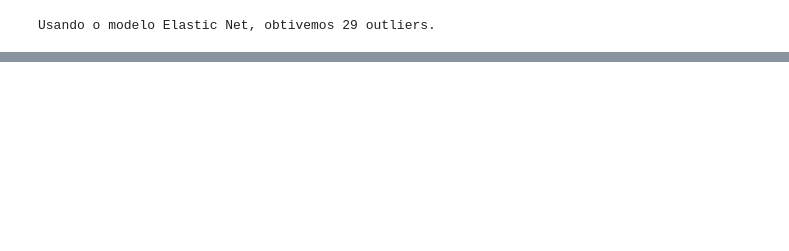
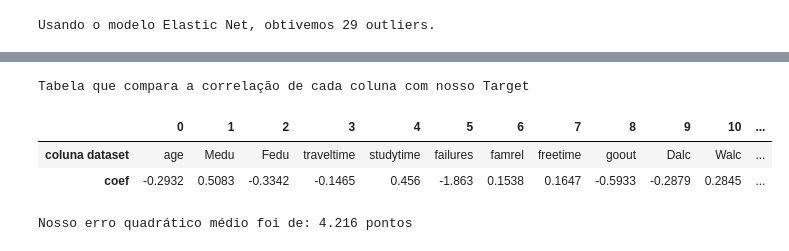
Before and after one commit to eduardoaze/projeto2, a Jupyter notebook: P2-CDados.ipynb, the cells around one changed output, grey strips where cells are left out. Cells and saved outputs as stored; diff of their text form; code cells hidden in the pictures; blank space fills up the shorter version.

```diff
--- a/P2-CDados.ipynb
+++ b/P2-CDados.ipynb
@@ -308,0 +326,24 @@ Obtivemos o resultado de um erro quadrático médio de 4.4887 pontos e 29 outlie
+# %%
+# Loop que tem a relação de cada coluna com a coluna na qual estamos interessados.
+l_co = []
+
+for nome, beta in zip(df.columns, modelo_lasso.coef_):
+    l_co.append((nome, round(beta, 4)))
+
+df_co = pd.DataFrame(l_co, columns=['coluna dataset', 'coef'])
+
+print('Tabela que compara a correlação de cada coluna com nosso Target')
+df_co.T
+# %% [output]
+Tabela que compara a correlação de cada coluna com nosso Target
+|  | 0 | 1 | 2 | 3 | 4 | 5 | 6 | 7 | 8 | 9 | 10 | ... |
+| coluna dataset | age | Medu | Fedu | traveltime | studytime | failures | famrel | freetime | goout | Dalc | Walc | ... |
+| coef | -0.2932 | 0.5083 | -0.3342 | -0.1465 | 0.456 | -1.863 | 0.1538 | 0.1647 | -0.5933 | -0.2879 | 0.2845 | ... |
+# %%
+# Erro quadrático médio do nosso modelo de Lasso
+erro_lasso = np.sqrt(mean_squared_error(test_labels, pre_lasso))
+erro_lasso = round(erro_lasso,3)
+
+print(f'Nosso erro quadrático médio foi de: {erro_lasso} pontos')
+# %% [output]
+Nosso erro quadrático médio foi de: 4.216 pontos
```
Also changed, not shown: parts of 29 cells of this notebook.
